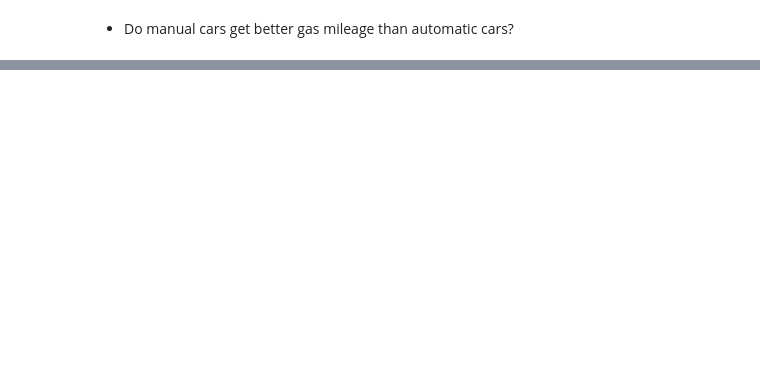
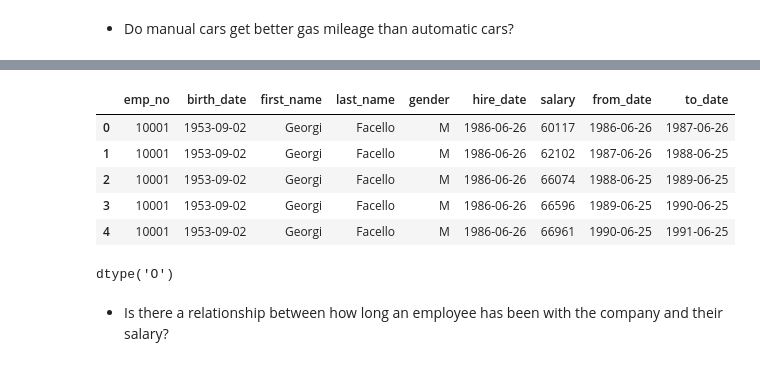
Before and after one commit to annie-carter/statistics-exercises, a Jupyter notebook: hypothesis_testing.ipynb, the cells around one changed output, grey strips where cells are left out. Cells and saved outputs as stored; diff of their text form; code cells hidden in the pictures; blank space fills up the shorter version.

```diff
--- a/hypothesis_testing.ipynb
+++ b/hypothesis_testing.ipynb
@@ -211,0 +405,16 @@ There is a significant difference in fuel efficiency between compact class and a
+# %%
+df_merge = df_merge.drop_duplicates()
+df_merge.head()
+# %% [output]
+|  | emp_no | birth_date | first_name | last_name | gender | hire_date | salary | from_date | to_date |
+| 0 | 10001 | 1953-09-02 | Georgi | Facello | M | 1986-06-26 | 60117 | 1986-06-26 | 1987-06-26 |
+| 1 | 10001 | 1953-09-02 | Georgi | Facello | M | 1986-06-26 | 62102 | 1987-06-26 | 1988-06-25 |
+| 2 | 10001 | 1953-09-02 | Georgi | Facello | M | 1986-06-26 | 66074 | 1988-06-25 | 1989-06-25 |
+| 3 | 10001 | 1953-09-02 | Georgi | Facello | M | 1986-06-26 | 66596 | 1989-06-25 | 1990-06-25 |
+| 4 | 10001 | 1953-09-02 | Georgi | Facello | M | 1986-06-26 | 66961 | 1990-06-25 | 1991-06-25 |
+# %%
+df_merge.hire_date.dtypes
+# %% [output]
+dtype('O')
+# %% [markdown]
+* Is there a relationship between how long an employee has been with the company and their salary?
```
Also changed, not shown: parts of 63 cells of this notebook.
